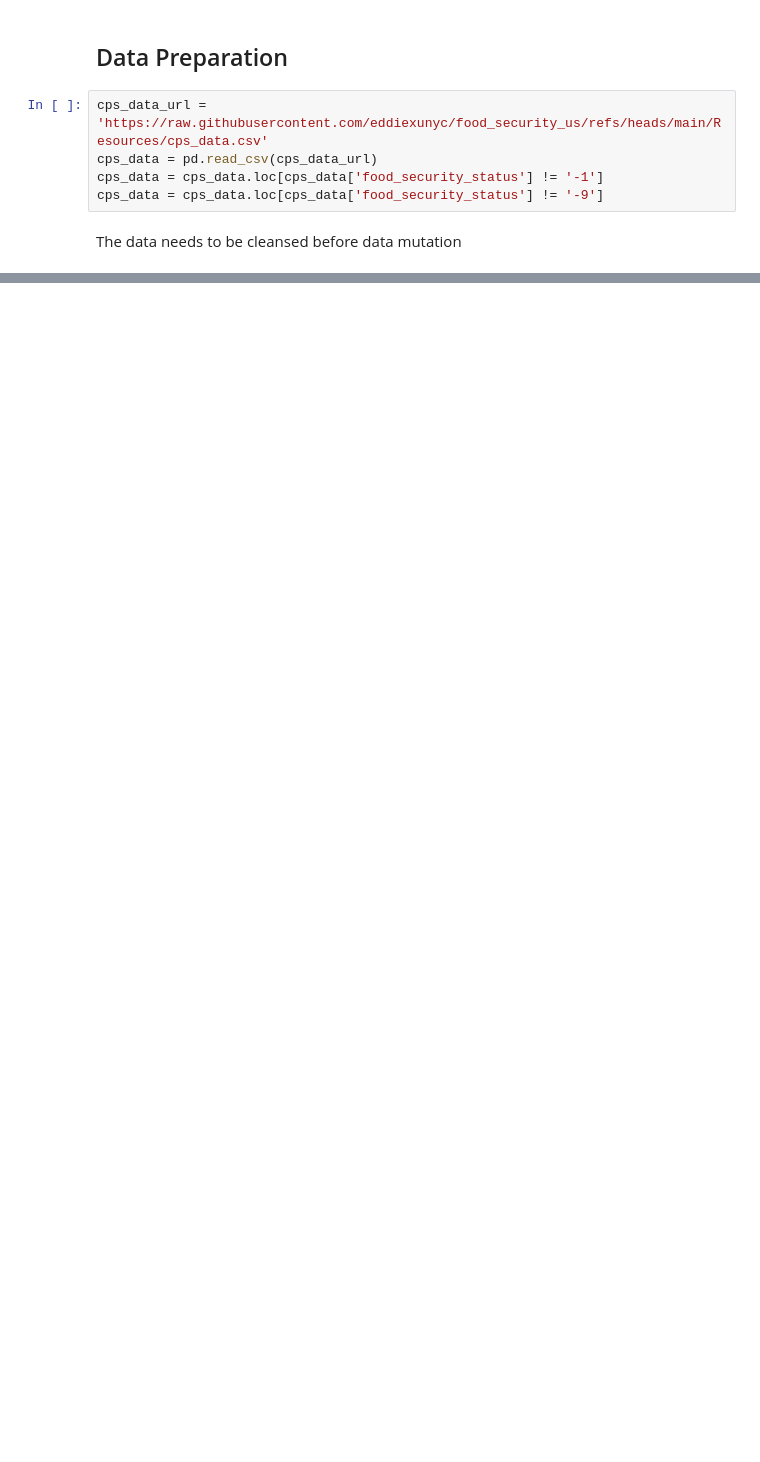
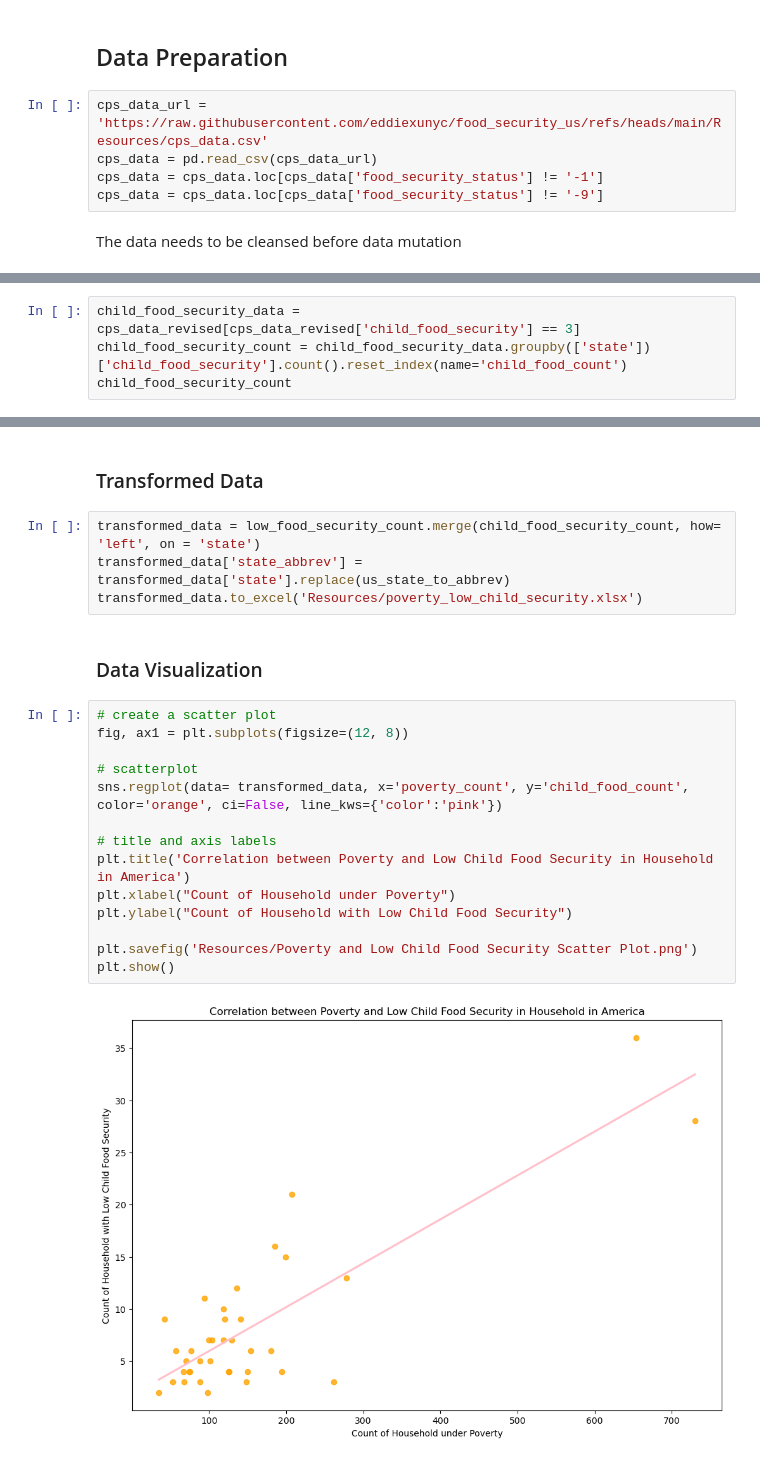
Before and after one commit to eddiexunyc/food_security_us, a Jupyter notebook: DATA608_Assignment_6_Eddie_Xu.ipynb, the cells around one changed output, grey strips where cells are left out. Saved outputs shown, nothing was run; the diff lists cells and outputs as text; blank space fills up the shorter version.

```diff
--- a/DATA608_Assignment_6_Eddie_Xu.ipynb
+++ b/DATA608_Assignment_6_Eddie_Xu.ipynb
@@ -82,0 +156,4 @@ low_food_security_count
+# %%
+child_food_security_data = cps_data_revised[cps_data_revised['child_food_security'] == 3]
+child_food_security_count = child_food_security_data.groupby(['state'])['child_food_security'].count().reset_index(name='child_food_count')
+child_food_security_count
@@ -82,0 +178,24 @@ low_food_security_count
+# %% [markdown]
+### Transformed Data
+# %%
+transformed_data = low_food_security_count.merge(child_food_security_count, how= 'left', on = 'state')
+transformed_data['state_abbrev'] = transformed_data['state'].replace(us_state_to_abbrev)
+transformed_data.to_excel('Resources/poverty_low_child_security.xlsx')
+# %% [markdown]
+### Data Visualization
+# %%
+# create a scatter plot
+fig, ax1 = plt.subplots(figsize=(12, 8))
+
+# scatterplot
+sns.regplot(data= transformed_data, x='poverty_count', y='child_food_count', color='orange', ci=False, line_kws={'color':'pink'})
+
+# title and axis labels
+plt.title('Correlation between Poverty and Low Child Food Security in Household in America')
+plt.xlabel("Count of Household under Poverty")
+plt.ylabel("Count of Household with Low Child Food Security")
+
+plt.savefig('Resources/Poverty and Low Child Food Security Scatter Plot.png')
+plt.show()
+# %% [output]
+[figure, added]
```
Also changed, not shown: parts of 8 cells of this notebook, 3 other files.
